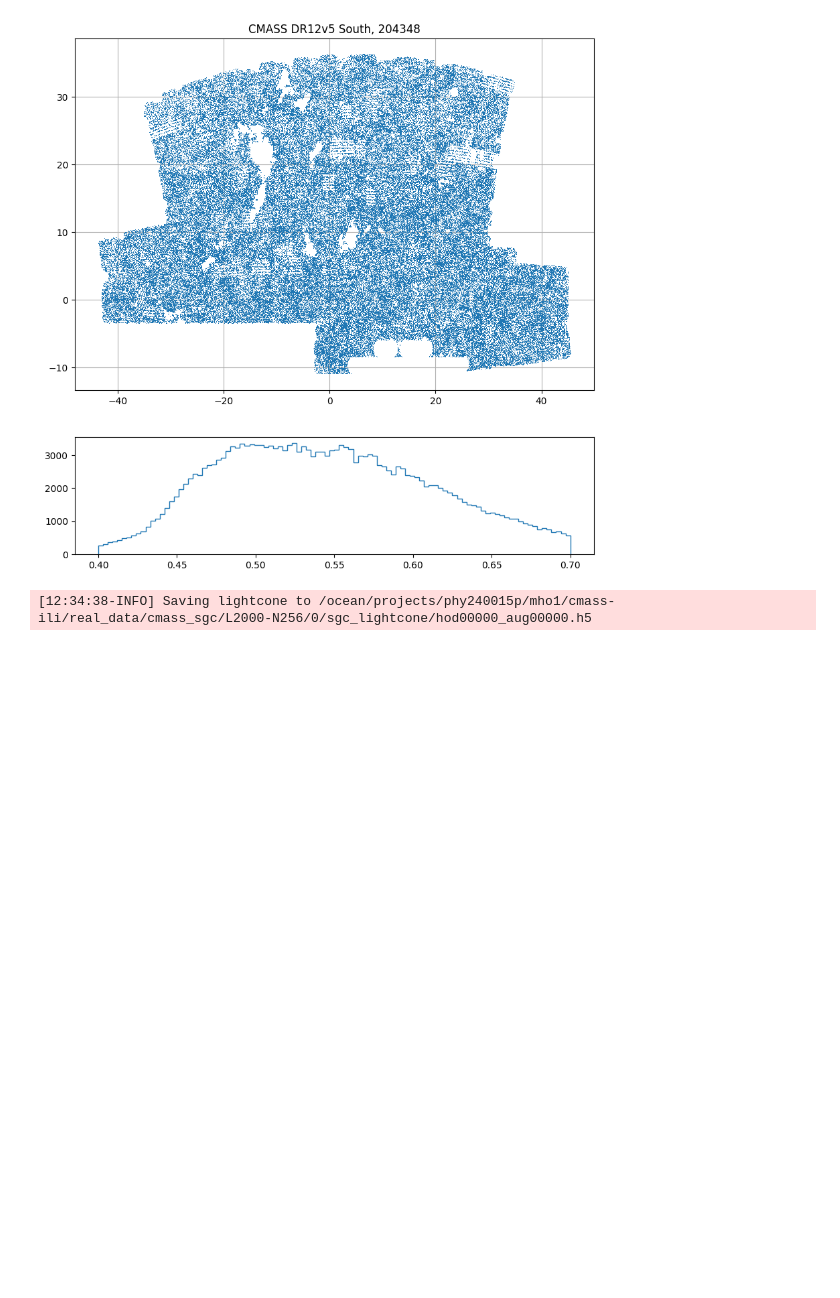
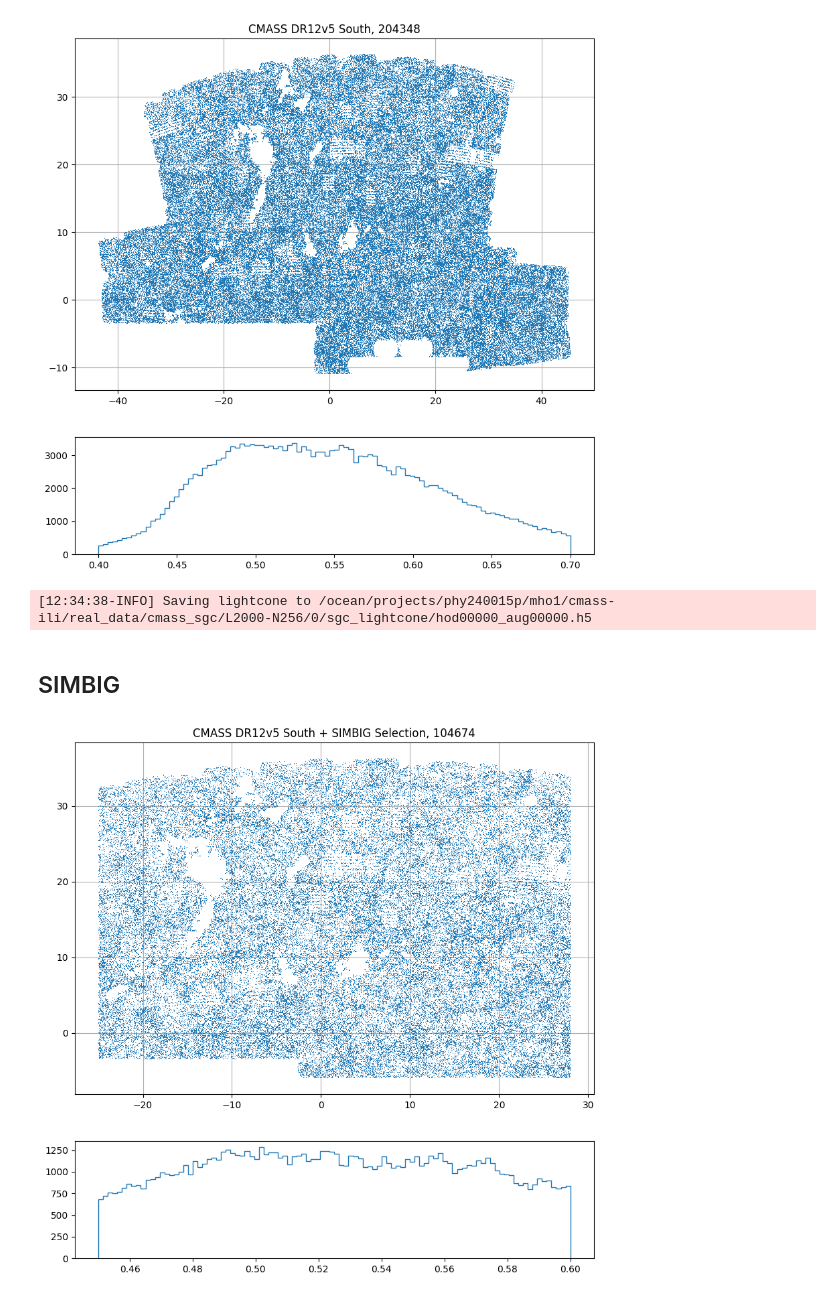
Before and after one commit to maho3/ltu-cmass, a Jupyter notebook: notebooks/process_observe.ipynb, the cells around one changed output. Saved outputs shown, nothing was run; the diff lists cells and outputs as text; code cells hidden in the pictures; blank space fills up the shorter version.

```diff
--- a/notebooks/process_observe.ipynb
+++ b/notebooks/process_observe.ipynb
@@ -167,3 +167,24 @@ save_lightcone(
 )
 # %% [output]
 [12:34:38-INFO] Saving lightcone to /ocean/projects/phy240015p/mho1/cmass-ili/real_data/cmass_sgc/L2000-N256/0/sgc_lightcone/hod00000_aug00000.h5
+# %% [markdown]
+## SIMBIG
+# %%
+from cmass.survey.tools import in_simbig_selection
+
+ra, dec, z = crdz.T
+mask = in_simbig_selection(ra, dec, z)
+crdz = crdz[mask]
+# %%
+f, axs = plt.subplots(2, 1, figsize=(10, 10),
+                      gridspec_kw={'height_ratios': [3, 1]})
+axs[0].plot((crdz[:, 0]+180) % 360-180,
+            crdz[:, 1], ',', ms=1, alpha=1)
+axs[0].set_title(f'CMASS DR12v5 South + SIMBIG Selection, {len(crdz)}')
+axs[0].grid()
+# axs[0].set_xlim(105, 265)
+# axs[0].set_ylim(-5, 70)
+axs[1].hist(crdz[:, 2], bins=100, histtype='step', lw=2)
+plt.show()
+# %% [output]
+[figure, added]
```
Also changed, not shown: parts of 3 cells of this notebook, 4 other files.
